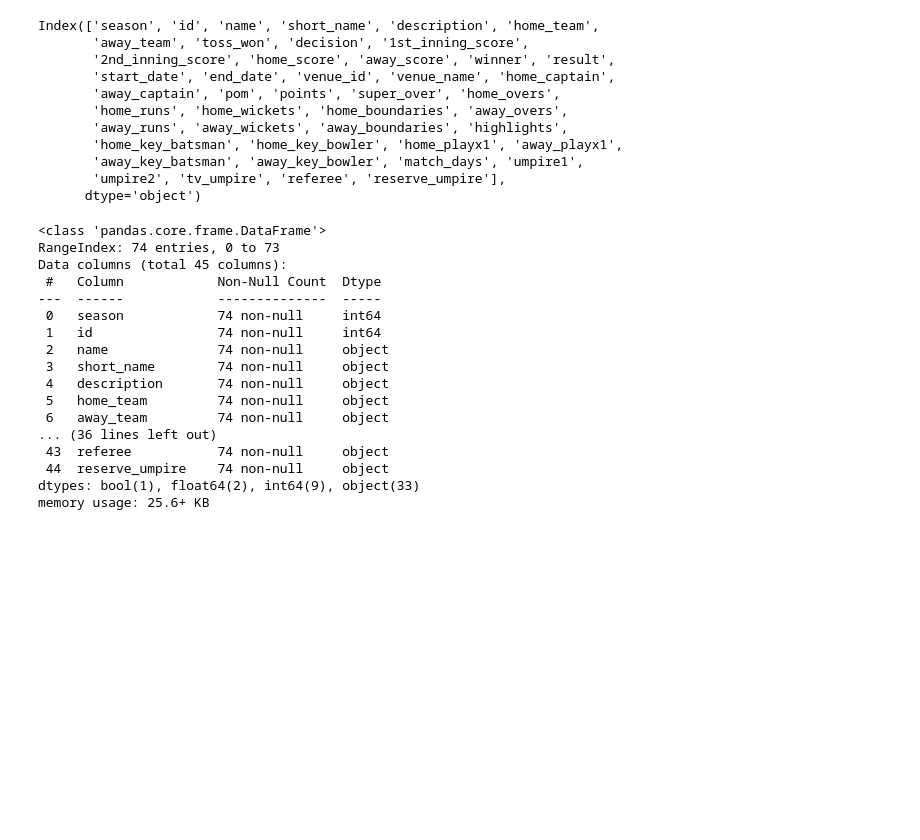
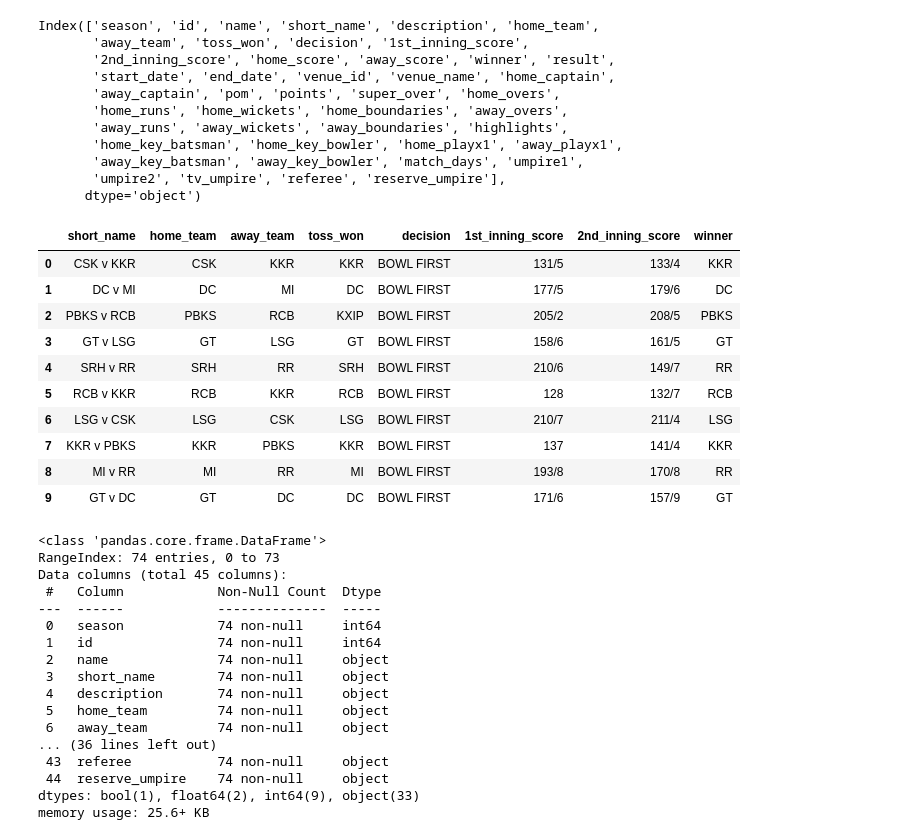
Before and after one commit to Abhijith-Nagarajan/Machine-Learning-Training, a Jupyter notebook: ipl-analysis-plotly-eda.ipynb, the cells around one changed output. Cells and saved outputs as stored; diff of their text form; code cells hidden in the pictures; blank space fills up the shorter version.

```diff
--- a/ipl-analysis-plotly-eda.ipynb
+++ b/ipl-analysis-plotly-eda.ipynb
@@ -55,6 +55,20 @@ Index(['season', 'id', 'name', 'short_name', 'description', 'home_team',
        'away_key_batsman', 'away_key_bowler', 'match_days', 'umpire1',
        'umpire2', 'tv_umpire', 'referee', 'reserve_umpire'],
       dtype='object')
+# %%
+df_season_summary_2022.iloc[:10,[3,5,6,7,8,9,10,13]]
+# %% [output]
+|  | short_name | home_team | away_team | toss_won | decision | 1st_inning_score | 2nd_inning_score | winner |
+| 0 | CSK v KKR | CSK | KKR | KKR | BOWL FIRST | 131/5 | 133/4 | KKR |
+| 1 | DC v MI | DC | MI | DC | BOWL FIRST | 177/5 | 179/6 | DC |
+| 2 | PBKS v RCB | PBKS | RCB | KXIP | BOWL FIRST | 205/2 | 208/5 | PBKS |
+| 3 | GT v LSG | GT | LSG | GT | BOWL FIRST | 158/6 | 161/5 | GT |
+| 4 | SRH v RR | SRH | RR | SRH | BOWL FIRST | 210/6 | 149/7 | RR |
+| 5 | RCB v KKR | RCB | KKR | RCB | BOWL FIRST | 128 | 132/7 | RCB |
+| 6 | LSG v CSK | LSG | CSK | LSG | BOWL FIRST | 210/7 | 211/4 | LSG |
+| 7 | KKR v PBKS | KKR | PBKS | KKR | BOWL FIRST | 137 | 141/4 | KKR |
+| 8 | MI v RR | MI | RR | MI | BOWL FIRST | 193/8 | 170/8 | RR |
+| 9 | GT v DC | GT | DC | DC | BOWL FIRST | 171/6 | 157/9 | GT |
 # %%
 df_season_summary_2022.info()
 # %% [output]
```
Also changed, not shown: parts of 12 cells of this notebook.
